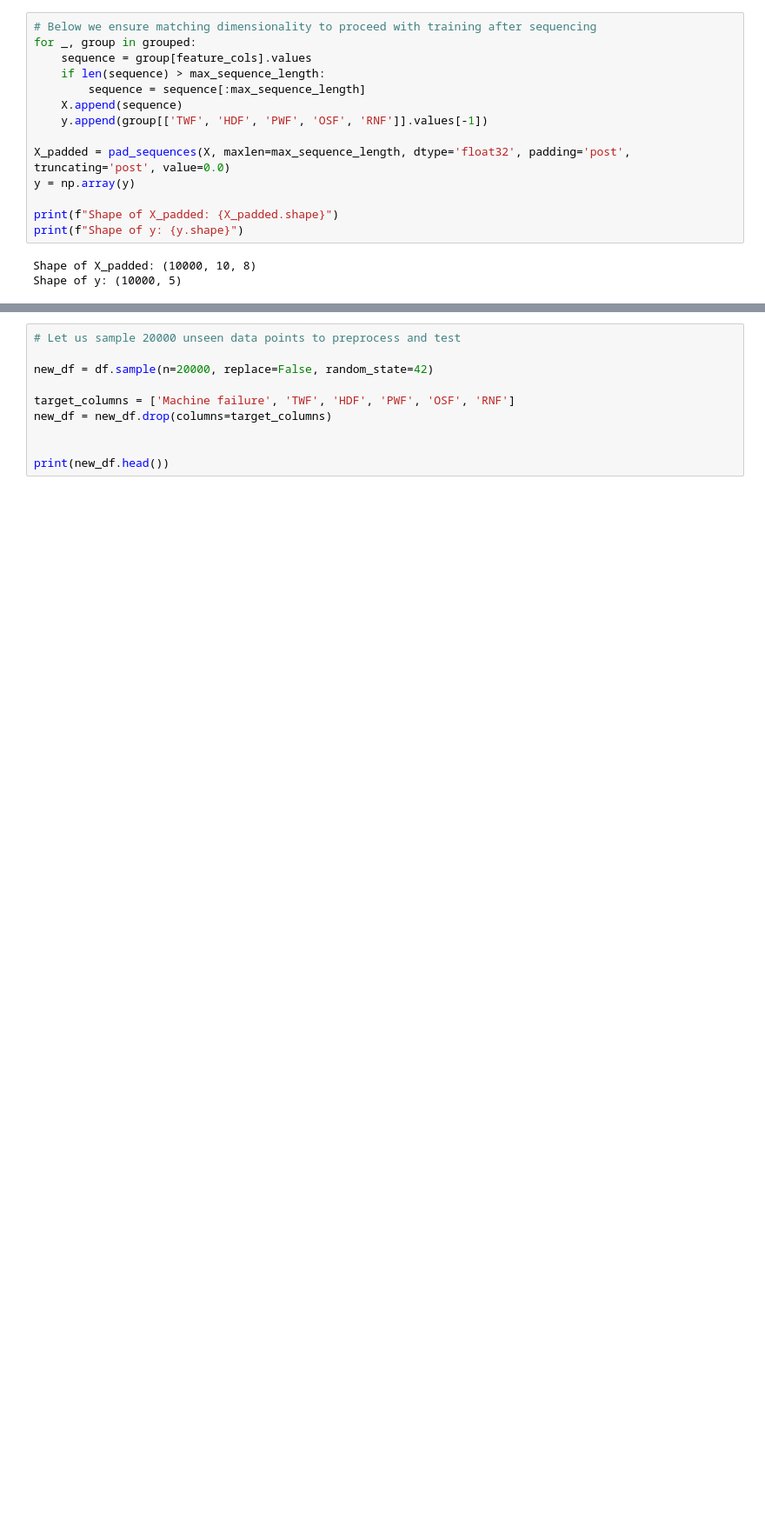
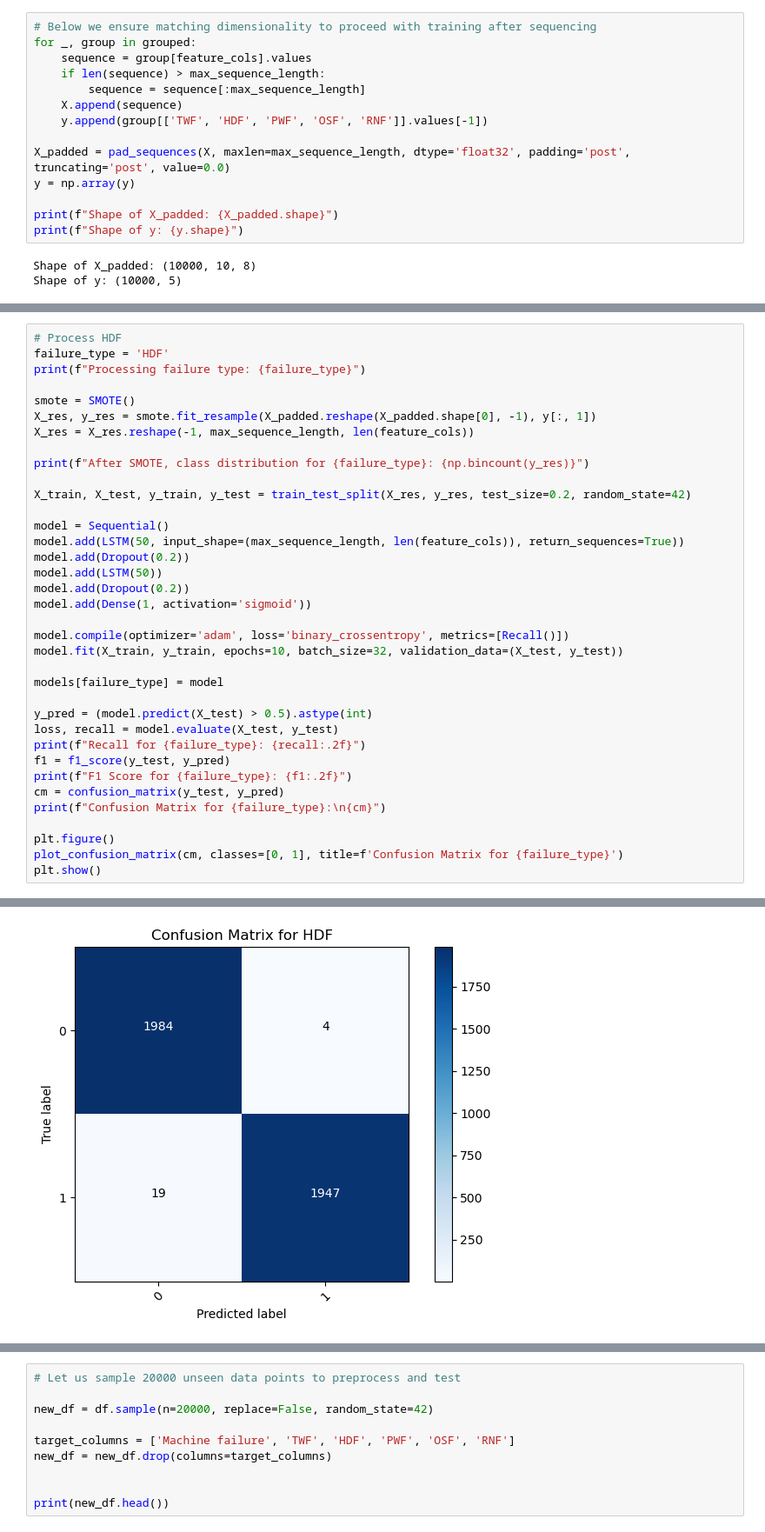
Before and after one commit to ahmadsaaddm/LSTM-SL, a Jupyter notebook: working_lstm.ipynb, the cells around one changed output, grey strips where cells are left out. Shown: that part at 87% size. Drawn from its saved outputs; the diff is of its cells as text; blank space fills up the shorter version.

Commit message:
Updated f1 score

```diff
--- a/working_lstm.ipynb
+++ b/working_lstm.ipynb
@@ -145,0 +127,37 @@ F1 Score for RNF: 0.95
+# %%
+# Process HDF
+failure_type = 'HDF'
+print(f"Processing failure type: {failure_type}")
+
+smote = SMOTE()
+X_res, y_res = smote.fit_resample(X_padded.reshape(X_padded.shape[0], -1), y[:, 1])
+X_res = X_res.reshape(-1, max_sequence_length, len(feature_cols))
+
+print(f"After SMOTE, class distribution for {failure_type}: {np.bincount(y_res)}")
+
+X_train, X_test, y_train, y_test = train_test_split(X_res, y_res, test_size=0.2, random_state=42)
+
+model = Sequential()
+model.add(LSTM(50, input_shape=(max_sequence_length, len(feature_cols)), return_sequences=True))
+model.add(Dropout(0.2))
+model.add(LSTM(50))
+model.add(Dropout(0.2))
+model.add(Dense(1, activation='sigmoid'))
+
+model.compile(optimizer='adam', loss='binary_crossentropy', metrics=[Recall()])
+model.fit(X_train, y_train, epochs=10, batch_size=32, validation_data=(X_test, y_test))
+
+models[failure_type] = model
+
+y_pred = (model.predict(X_test) > 0.5).astype(int)
+loss, recall = model.evaluate(X_test, y_test)
+print(f"Recall for {failure_type}: {recall:.2f}")
+f1 = f1_score(y_test, y_pred)
+print(f"F1 Score for {failure_type}: {f1:.2f}")
+cm = confusion_matrix(y_test, y_pred)
+print(f"Confusion Matrix for {failure_type}:\n{cm}")
+
+plt.figure()
+plot_confusion_matrix(cm, classes=[0, 1], title=f'Confusion Matrix for {failure_type}')
+plt.show()
+# %% [output]
@@ -145,0 +181 @@ F1 Score for RNF: 0.95
+[figure, added]
```
Also changed, not shown: parts of 14 cells of this notebook, 1 other file.
